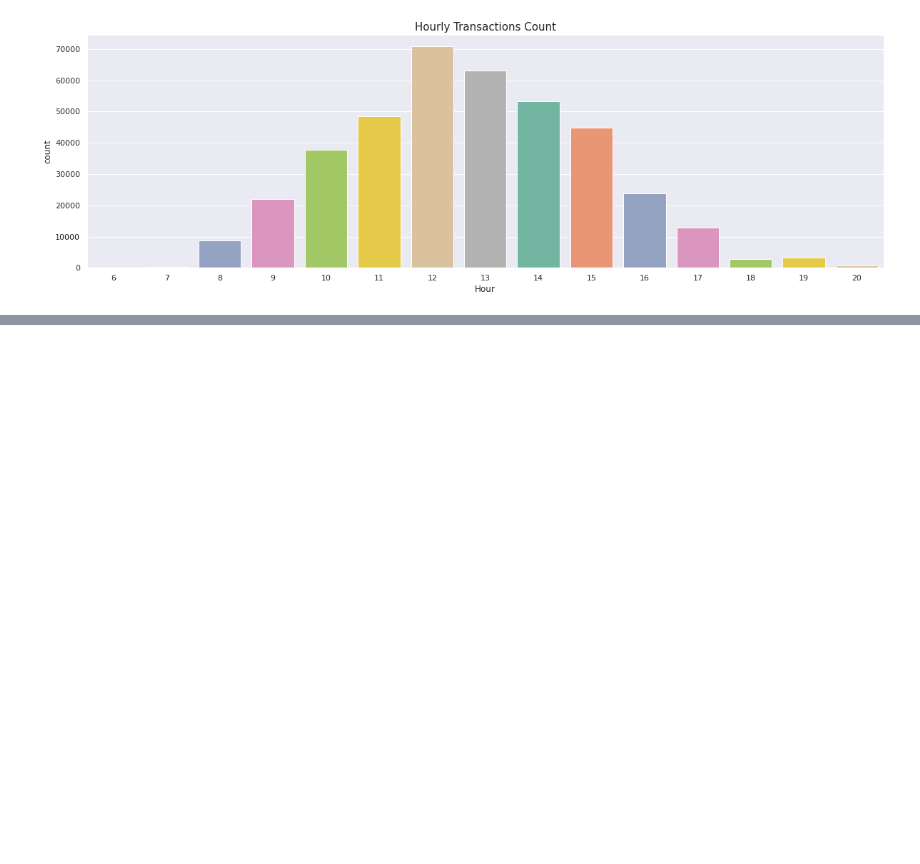
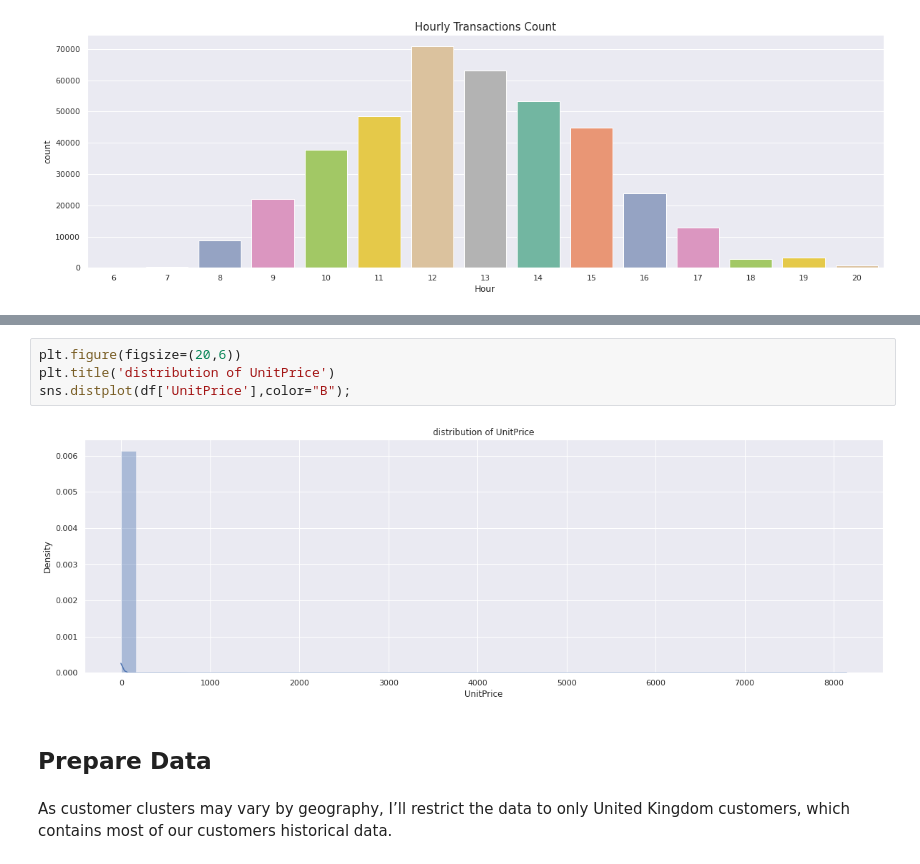
Before and after one commit to vivek16pawar/Customer-Segmentation, a Jupyter notebook: Online_Retail_Customer_Segmentation_Capstone_Project.ipynb, the cells around one changed output, grey strips where cells are left out. Saved outputs shown, nothing was run; the diff lists cells and outputs as text; blank space fills up the shorter version.

Commit message:
EDA , Data Preparation and RFM Analysis

```diff
--- a/Online_Retail_Customer_Segmentation_Capstone_Project.ipynb
+++ b/Online_Retail_Customer_Segmentation_Capstone_Project.ipynb
@@ -239,0 +248,10 @@ plt.title('Hourly Transactions Count',fontsize=15);
+# %%
+plt.figure(figsize=(20,6))
+plt.title('distribution of UnitPrice')
+sns.distplot(df['UnitPrice'],color="B");
+# %% [output]
+[figure, added]
+# %% [markdown]
+## Prepare Data
+# %% [markdown]
+As customer clusters may vary by geography, I’ll restrict the data to only United Kingdom customers, which contains most of our customers historical data.
```
Also changed, not shown: parts of 24 cells of this notebook.
